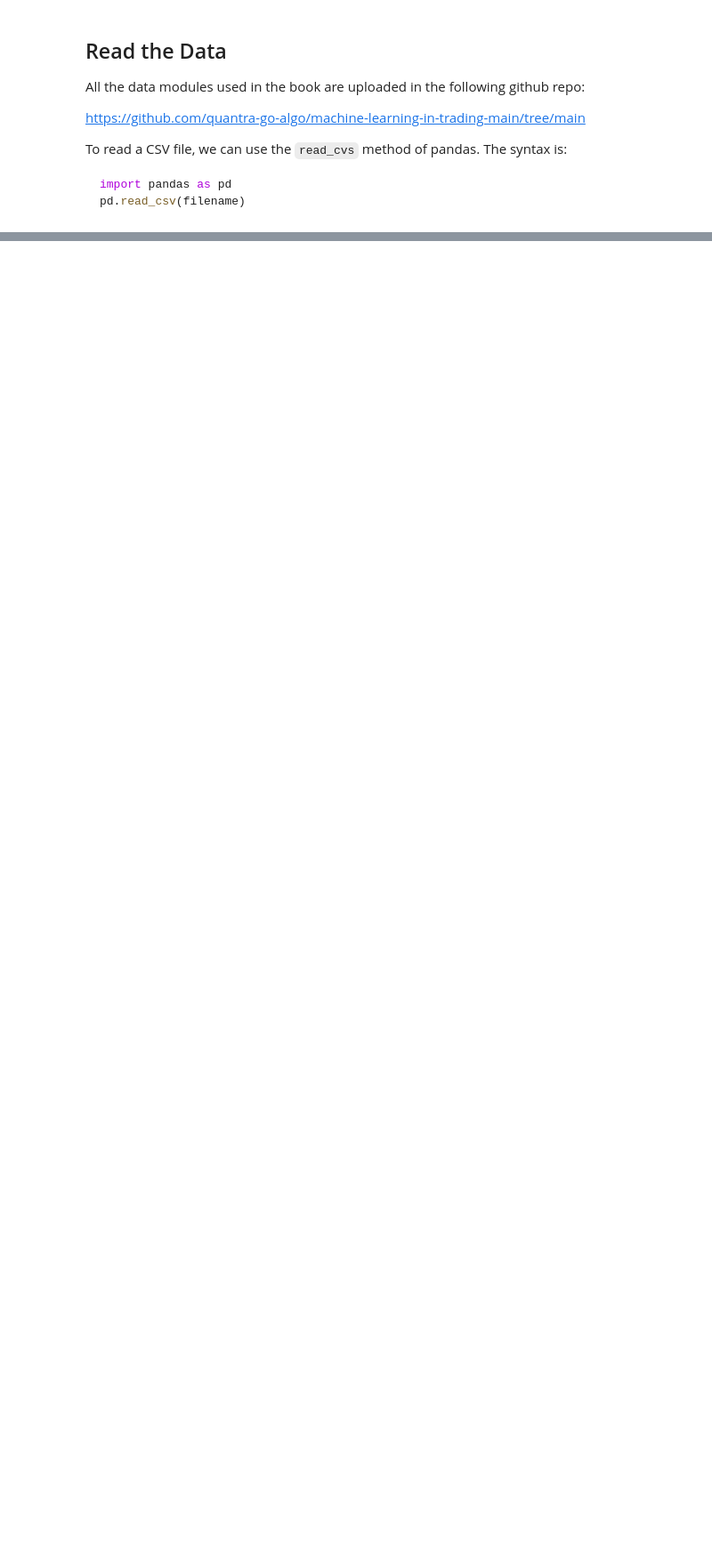
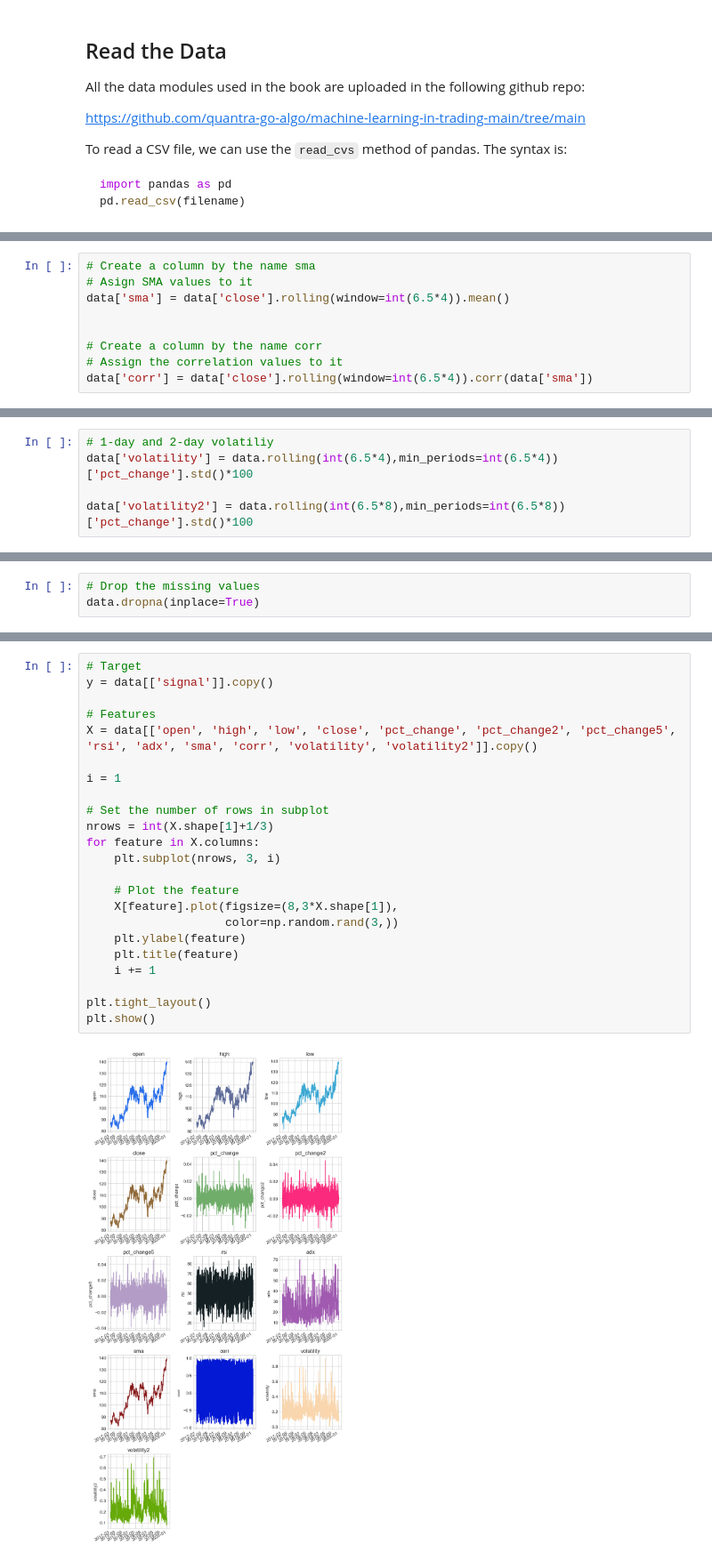
Before and after one commit to nachoba/python_course, a Jupyter notebook: books/Machine-Learning-Trading/004-chapter03.ipynb, the cells around one changed output, grey strips where cells are left out. Shown: that part at 89% size. Saved outputs shown, nothing was run; the diff lists cells and outputs as text; blank space fills up the shorter version.

Commit message:
target and features in python

```diff
--- a/books/Machine-Learning-Trading/004-chapter03.ipynb
+++ b/books/Machine-Learning-Trading/004-chapter03.ipynb
@@ -47,0 +140,9 @@ plt.show()
+# %%
+# Create a column by the name sma
+# Asign SMA values to it
+data['sma'] = data['close'].rolling(window=int(6.5*4)).mean()
+
+
+# Create a column by the name corr
+# Assign the correlation values to it
+data['corr'] = data['close'].rolling(window=int(6.5*4)).corr(data['sma'])
@@ -47,0 +151,5 @@ plt.show()
+# %%
+# 1-day and 2-day volatiliy
+data['volatility'] = data.rolling(int(6.5*4),min_periods=int(6.5*4))['pct_change'].std()*100
+
+data['volatility2'] = data.rolling(int(6.5*8),min_periods=int(6.5*8))['pct_change'].std()*100
@@ -47,0 +159,3 @@ plt.show()
+# %%
+# Drop the missing values
+data.dropna(inplace=True)
@@ -47,0 +164,25 @@ plt.show()
+# %%
+# Target
+y = data[['signal']].copy()
+
+# Features
+X = data[['open', 'high', 'low', 'close', 'pct_change', 'pct_change2', 'pct_change5', 'rsi', 'adx', 'sma', 'corr', 'volatility', 'volatility2']].copy()
+
+i = 1
+
+# Set the number of rows in subplot
+nrows = int(X.shape[1]+1/3)
+for feature in X.columns:
+    plt.subplot(nrows, 3, i)
+
+    # Plot the feature
+    X[feature].plot(figsize=(8,3*X.shape[1]),
+                    color=np.random.rand(3,))
+    plt.ylabel(feature)
+    plt.title(feature)
+    i += 1
+
+plt.tight_layout()
+plt.show()
+# %% [output]
+[figure, added]
```
Also changed, not shown: parts of 16 cells of this notebook.
